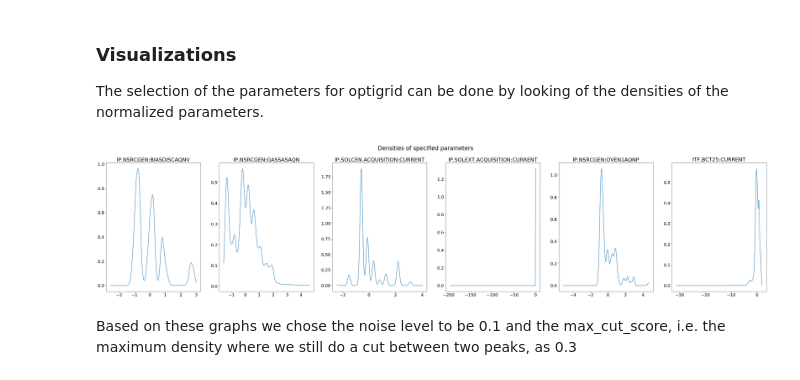
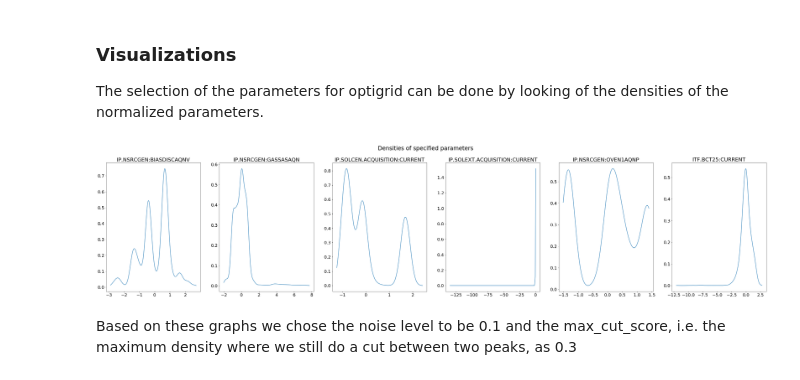
Before and after one commit to mexxexx/ionsrcopt, a Jupyter notebook: Clustering/Optigrid_Clustering.ipynb, the cells around one changed output. Cells and saved outputs as stored; diff of their text form; code cells hidden in the pictures.

```diff
--- a/Clustering/Optigrid_Clustering.ipynb
+++ b/Clustering/Optigrid_Clustering.ipynb
@@ -419,7 +419,7 @@ columns_to_load = time + parameters + measurments + preprocessing
 Next, specify the important files..
 # %%
 input_folder = '../Data_Preprocessed/'
-input_file = 'Nov2016.csv'
+input_file = 'Nov2018.csv'
 input_path = input_folder + input_file
 output_folder = '../Data_Clustered/'
 output_file = input_file
@@ -595,13 +595,13 @@ def plot_cluster(data, cluster_indices, parameters, parameter_ranges, median, re
 # %%
 cluster_indices = np.array(range(0, len(values_scaled)))
 resolution = 200
-bandwidth = 0.1
+bandwidth = 0.2
 
 num_kde_samples = 40000
 
 plot_cluster(values_scaled, cluster_indices, parameters, parameter_ranges=None, median=None, resolution=resolution, bandwidth=bandwidth, percentage_of_values=1, num_kde_samples=num_kde_samples)
 # %% [output]
-[figure, old version]
+[figure, new version]
 # %% [markdown]
 Based on these graphs we chose the noise level to be 0.1 and the max_cut_score, i.e. the maximum density where we still do a cut between two peaks, as 0.3
 # %%
```
Also changed, not shown: parts of 3 cells of this notebook, 4 other files.
